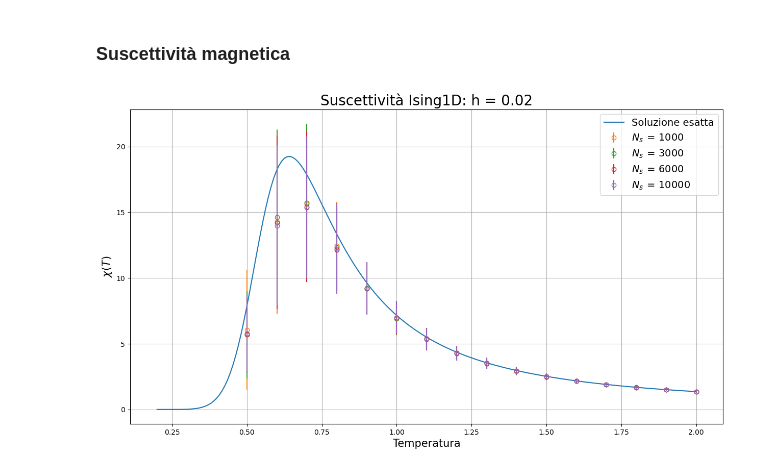
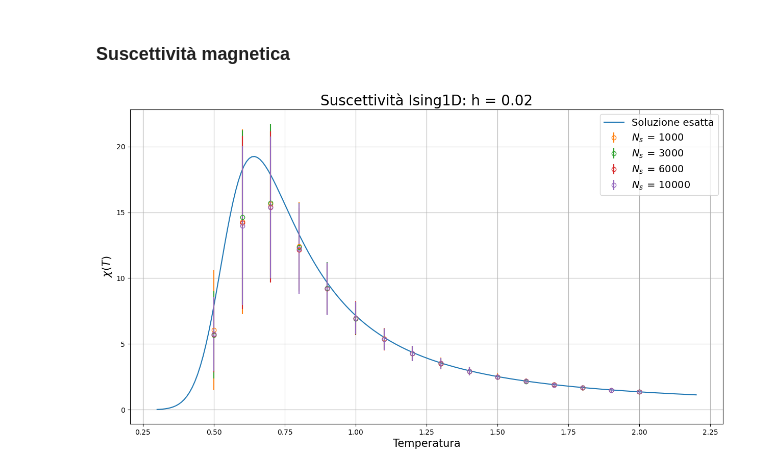
Before and after one commit to Negrini085/Simulazione-di-Materia-Condensata, a Jupyter notebook: Approfondimento/Presentazione/Immagini/grafici.ipynb, the cells around one changed output. Saved outputs shown, nothing was run; the diff lists cells and outputs as text; code cells hidden in the pictures.

```diff
--- a/Approfondimento/Presentazione/Immagini/grafici.ipynb
+++ b/Approfondimento/Presentazione/Immagini/grafici.ipynb
@@ -509,32 +509,32 @@ plt.show()
 # %% [markdown]
 ### Suscettività magnetica
 # %%
-T = np.linspace(0.2, 2.0, 200)
+T = np.linspace(0.3, 2.2, 200)
 beta = 1/T
 h = 0.02
 J = 1.0
 
 
 num = np.cosh(beta * h) * np.exp(-4 * beta * J)
 den = pow(np.exp(-4 * beta * J) + pow(np.sinh(beta * h), 2), 1.5)
 chi = beta  * num/den
 
 
 fig = plt.figure(figsize = (15, 8))
 
 plt.plot(T, chi, label = 'Soluzione esatta')
 
 plt.errorbar(t_camp, chi_m_1000, yerr = chi_m_1000_err, linestyle = 'None', fmt = 'o', markerfacecolor='none', label = r'$N_{s}\,=\,1000$')
 plt.errorbar(t_camp, chi_m_3000, yerr = chi_m_3000_err, linestyle = 'None', fmt = 'o', markerfacecolor='none', label = r'$N_{s}\,=\,3000$')
 plt.errorbar(t_camp, chi_m_6000, yerr = chi_m_6000_err, linestyle = 'None', fmt = 'o', markerfacecolor='none', label = r'$N_{s}\,=\,6000$')
 plt.errorbar(t_camp, chi_m_10000, yerr = chi_m_10000_err, linestyle = 'None', fmt = 'o', markerfacecolor='none', label = r'$N_{s}\,=\,10000$')
 
 plt.title("Suscettività Ising1D: h = 0.02", fontsize = 20)
 plt.xlabel("Temperatura", fontsize = 15)
 plt.ylabel(r"$\chi\left(T\right)$", fontsize = 15)
 
 plt.legend(loc = 'best', fontsize = 14)
 plt.grid(True)
 plt.show()
 # %% [output]
-[figure, old version]
+[figure, new version]
```
Also changed, not shown: parts of 1 cell of this notebook.
